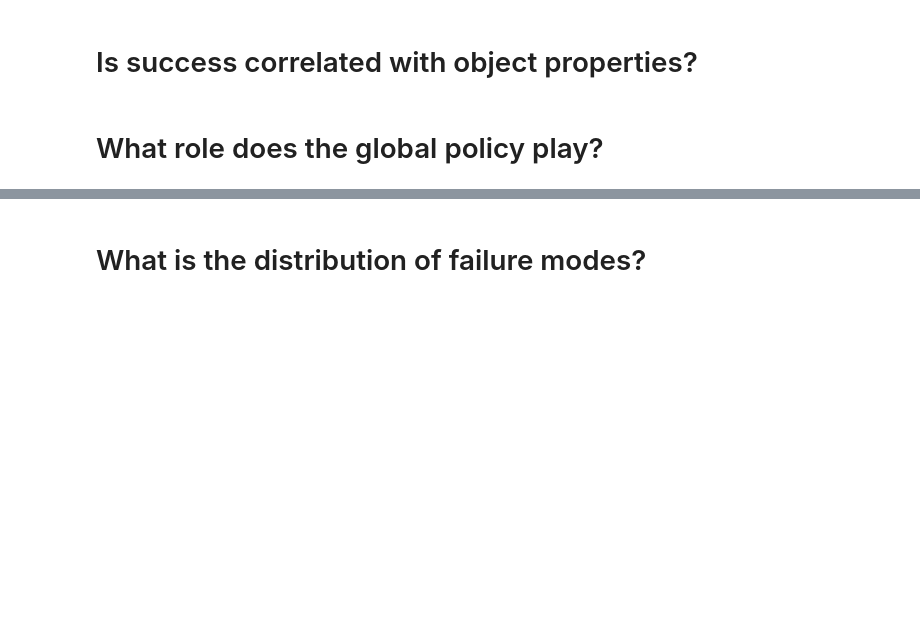
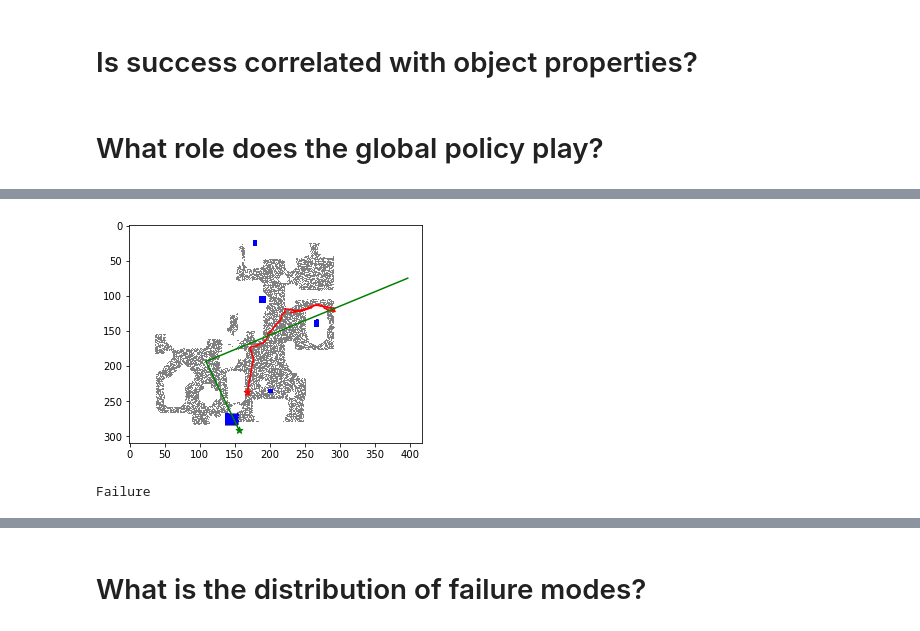
Before and after one commit to rish-raghu/Object-Goal-Navigation, a Jupyter notebook: Analysis.ipynb, the cells around one changed output, grey strips where cells are left out. Drawn from its saved outputs; the diff is of its cells as text; code cells hidden in the pictures; blank space fills up the shorter version.

```diff
--- a/Analysis.ipynb
+++ b/Analysis.ipynb
@@ -220,0 +301,5 @@ Success
+# %%
+sem_map = render_episode(10, render_goals=True)
+# %% [output]
+[figure, added]
+Failure
```
Also changed, not shown: parts of 31 cells of this notebook.
